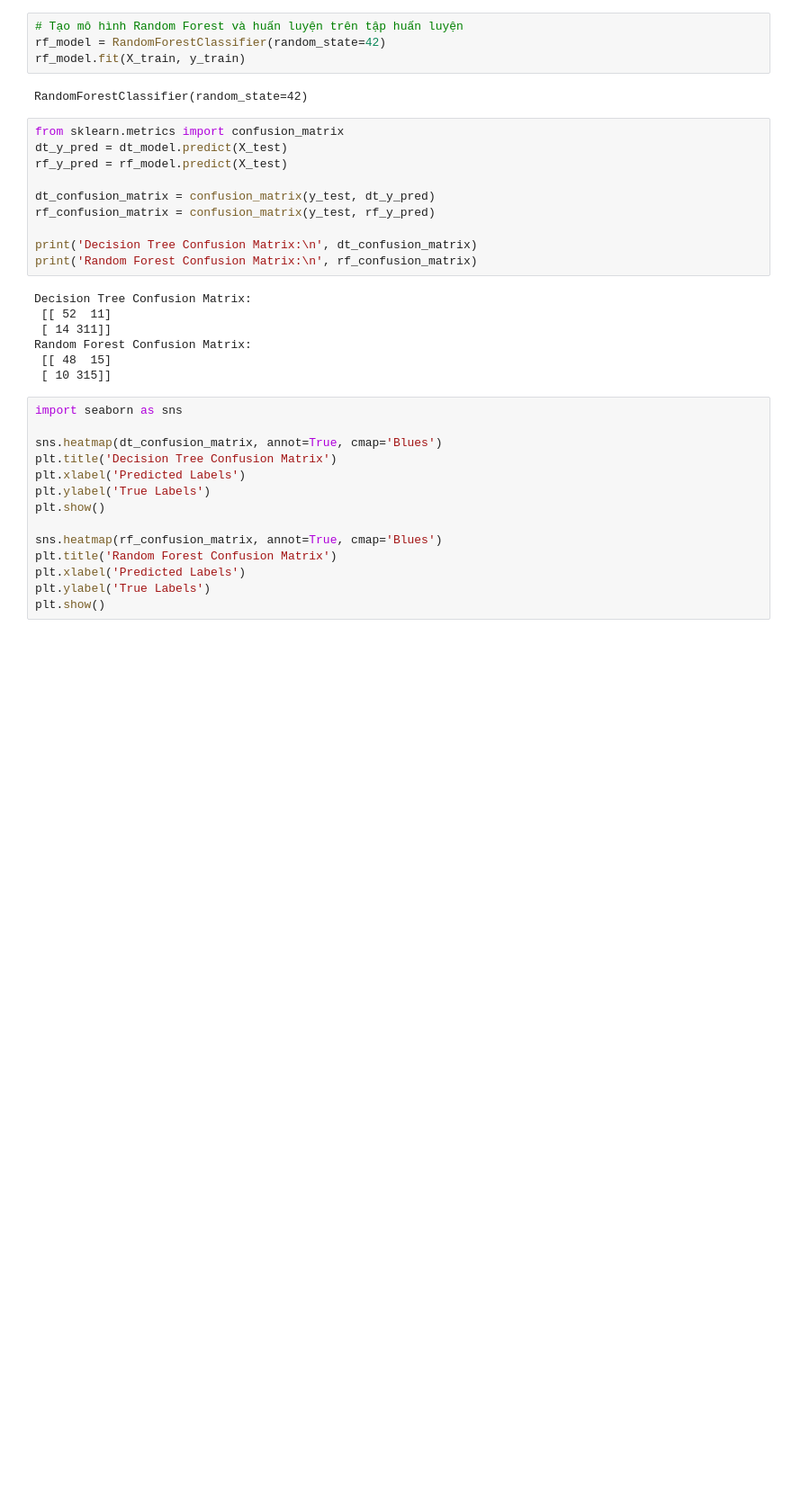
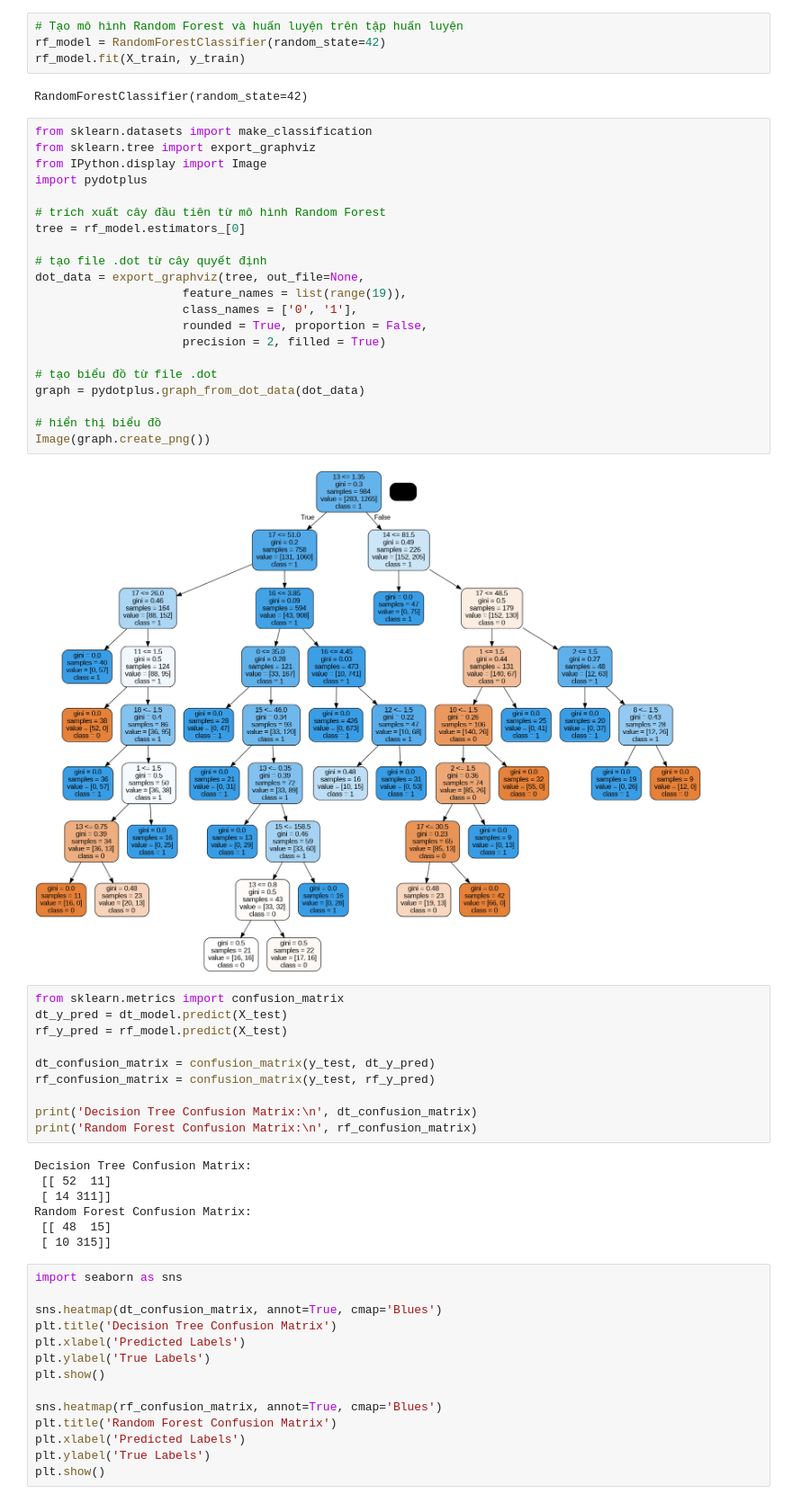
Before and after one commit to quangdad/DataMining, a Jupyter notebook: HepatitisB.ipynb, the cells around one changed output. Shown at 90% size. Drawn from its saved outputs; the diff is of its cells as text; blank space fills up the shorter version.

```diff
--- a/HepatitisB.ipynb
+++ b/HepatitisB.ipynb
@@ -182,6 +198,29 @@ rf_model = RandomForestClassifier(random_state=42)
 rf_model.fit(X_train, y_train)
 # %% [output]
 RandomForestClassifier(random_state=42)
+# %%
+from sklearn.datasets import make_classification
+from sklearn.tree import export_graphviz
+from IPython.display import Image
+import pydotplus
+
+# trích xuất cây đầu tiên từ mô hình Random Forest
+tree = rf_model.estimators_[0]
+
+# tạo file .dot từ cây quyết định
+dot_data = export_graphviz(tree, out_file=None,
+                     feature_names = list(range(19)),
+                     class_names = ['0', '1'],
+                     rounded = True, proportion = False,
+                     precision = 2, filled = True)
+
+# tạo biểu đồ từ file .dot
+graph = pydotplus.graph_from_dot_data(dot_data)
+
+# hiển thị biểu đồ
+Image(graph.create_png())
+# %% [output]
+[figure, added]
 # %%
 from sklearn.metrics import confusion_matrix
 dt_y_pred = dt_model.predict(X_test)
```
Also changed, not shown: parts of 2 cells of this notebook.
